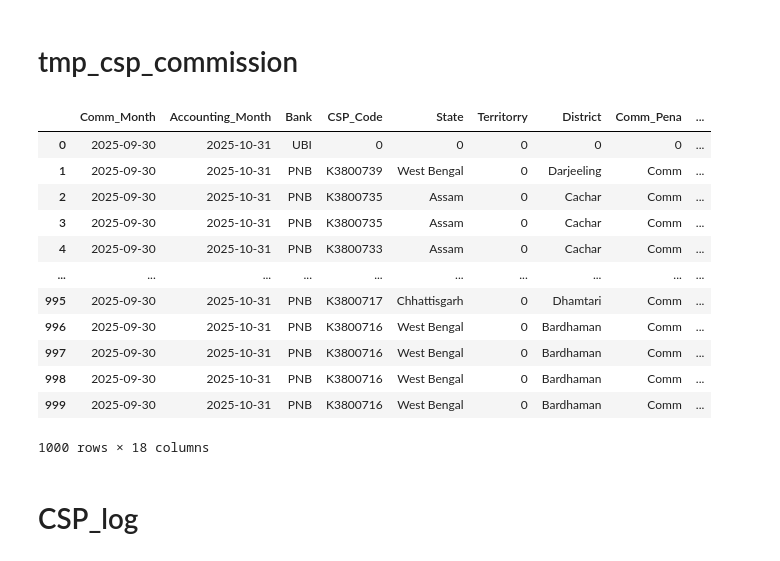
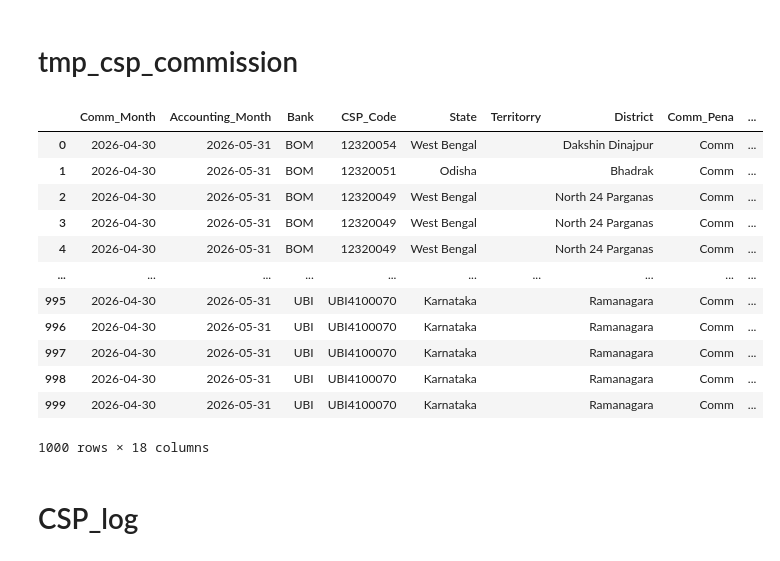
Before and after one commit to Omhanda/Local_Pipelines, a Jupyter notebook: ETL_Pipeline_for_google_doc.ipynb, the cells around one changed output. Cells and saved outputs as stored; diff of their text form; code cells hidden in the pictures.

```diff
--- a/ETL_Pipeline_for_google_doc.ipynb
+++ b/ETL_Pipeline_for_google_doc.ipynb
@@ -262,6 +502,7 @@ csp_df['MR Date'] = pd.to_datetime(csp_df['MR Date'])
 # csp_df['Licence Fee Amount'] = csp_df['Licence Fee Amount'].astype('float')
 csp_df['Received Amount'] = csp_df['Received Amount'].astype('float')
 csp_df['Vatika ID'] = csp_df['Vatika ID'].astype('int')
+csp_df['Licence_Fee_Refund_Date'] = pd.to_datetime(csp_df['Licence_Fee_Refund_Date'], errors='coerce')
 # %%
 # [f"{i} - {csp_df[i].dtype}" for i in csp_df.columns]
 # print([f"{i} - {csp_master_df[i].dtype}" for i in csp_master_df.columns])
@@ -335,8 +598,10 @@ more_than_1
 csp_1 = csp_1[['BANK_x', 'CSPCODE', 'CSP Name', 'State_x', 'Territory_x', 'District_x',
        'BLOCK_x', 'bhk_block_code', 'Status_x', 'Branch_x', 'PINCODE_x', 'Code Creation Date',
        'Agreement Date', 'Agreement Renewal Date', 'IIBF Certificate\nNumber',
-       'Printer_x', 'MATM_x', 'PinPad_x', 'Licence Fee\n Amount', 'MR Date',
-       'MR No.', 'Received Amount', 'Vatika ID', 'Vatika Name','Key']]
+       'Printer_x', 'Licence Fee\n Amount', 'MR Date',
+       'MR No.', 'Received Amount', 'Vatika ID', 'Vatika Name','Key','Refund Amount', 'Licence_Fee_Refund_Date_x',
+       'Employee\nMapped', 'Gender_x', 'Location Type', 'Tenure_x',
+       'Productive\nStatus','MATM/PINPAD', 'GPS-Dongle']]
 # %% [markdown]
 # Renaming Columns
 # %%
@@ -362,17 +627,27 @@ csp_1 = csp_1.rename(columns={
     'Received Amount': 'Received_Amount',
     'Vatika ID': 'Vatika_ID',
     'Vatika Name': 'Vatika_Name',
-    'Status_x': 'Status'
+    'Status_x': 'Status',
+    'Refund Amount': 'Refund_Amount',
+    'Licence_Fee_Refund_Date_x': 'Licence_Fee_Refund_Date',
+    'Employee\nMapped': 'Employee_Mapped',
+    'Gender_x': 'Gender',
+    'Location Type': 'Location_Type',
+    'Tenure_x': 'Tenure',
+    'Productive\nStatus': 'Productive_Status',
+    'MATM/PINPAD': 'MATM_PINPAD',
+    'GPS-Dongle': 'GPS_Dongle'
     # Any extra columns (Refund Amount, Employee Mapped etc.) will remain
 })
 # %%
 csp_1['bhk_block_code'] = csp_1['bhk_block_code'].fillna(0)
 csp_1['bhk_block_code'] = csp_1['bhk_block_code'].astype(int)
-csp_1['Code_Creation_Date'].fillna('2000-01-01', inplace=True)
-csp_1['Agreement_Date'].fillna('2000-01-01', inplace=True)
-csp_1['Agreement_Renewal_Date'].fillna('2000-01-01', inplace=True)
-csp_1['MR_Date'].fillna('2000-01-01', inplace=True)
+csp_1['Code_Creation_Date'].fillna('1999-01-01', inplace=True)
+csp_1['Agreement_Date'].fillna('1999-01-01', inplace=True)
+csp_1['Agreement_Renewal_Date'].fillna('1999-01-01', inplace=True)
+csp_1['MR_Date'].fillna('1999-01-01', inplace=True)
 csp_1['Key'].fillna('', inplace=True)
+csp_1['Licence_Fee_Refund_Date'].fillna('1999-01-01', inplace=True)
 # %% [output]
 The behavior will change in pandas 3.0. This inplace method will never work because the intermediate object on which we are setting values always behaves as a copy.
 
@@ -805,27 +1084,27 @@ comm_sheet_df
 # %% [markdown]
 # tmp_csp_commission
 # %%
-warehouse_cursor.execute("SELECT TOP(1000) * FROM WAVE..tmp_csp_commission ORDER BY id DESC")
+prod_cursor.execute("SELECT TOP(1000) * FROM WAVE..tmp_csp_commission ORDER BY id DESC")
 
-rows_tuple = [tuple(i) for i in warehouse_cursor.fetchall()]
+rows_tuple = [tuple(i) for i in prod_cursor.fetchall()]
 
-column = [column[0] for column in warehouse_cursor.description]
+column = [column[0] for column in prod_cursor.description]
 
 tmp_csp_commission_df = pd.DataFrame(rows_tuple, columns=column)
 tmp_csp_commission_df
 # %% [output]
 |  | Comm_Month | Accounting_Month | Bank | CSP_Code | State | Territorry | District | Comm_Pena | ... |
-| 0 | 2025-09-30 | 2025-10-31 | UBI | 0 | 0 | 0 | 0 | 0 | ... |
-| 1 | 2025-09-30 | 2025-10-31 | PNB | K3800739 | West Bengal | 0 | Darjeeling | Comm | ... |
-| 2 | 2025-09-30 | 2025-10-31 | PNB | K3800735 | Assam | 0 | Cachar | Comm | ... |
-| 3 | 2025-09-30 | 2025-10-31 | PNB | K3800735 | Assam | 0 | Cachar | Comm | ... |
-| 4 | 2025-09-30 | 2025-10-31 | PNB | K3800733 | Assam | 0 | Cachar | Comm | ... |
+| 0 | 2026-04-30 | 2026-05-31 | BOM | 12320054 | West Bengal |  | Dakshin Dinajpur | Comm | ... |
+| 1 | 2026-04-30 | 2026-05-31 | BOM | 12320051 | Odisha |  | Bhadrak | Comm | ... |
+| 2 | 2026-04-30 | 2026-05-31 | BOM | 12320049 | West Bengal |  | North 24 Parganas | Comm | ... |
+| 3 | 2026-04-30 | 2026-05-31 | BOM | 12320049 | West Bengal |  | North 24 Parganas | Comm | ... |
+| 4 | 2026-04-30 | 2026-05-31 | BOM | 12320049 | West Bengal |  | North 24 Parganas | Comm | ... |
 | ... | ... | ... | ... | ... | ... | ... | ... | ... | ... |
-| 995 | 2025-09-30 | 2025-10-31 | PNB | K3800717 | Chhattisgarh | 0 | Dhamtari | Comm | ... |
-| 996 | 2025-09-30 | 2025-10-31 | PNB | K3800716 | West Bengal | 0 | Bardhaman | Comm | ... |
-| 997 | 2025-09-30 | 2025-10-31 | PNB | K3800716 | West Bengal | 0 | Bardhaman | Comm | ... |
-| 998 | 2025-09-30 | 2025-10-31 | PNB | K3800716 | West Bengal | 0 | Bardhaman | Comm | ... |
-| 999 | 2025-09-30 | 2025-10-31 | PNB | K3800716 | West Bengal | 0 | Bardhaman | Comm | ... |
+| 995 | 2026-04-30 | 2026-05-31 | UBI | UBI4100070 | Karnataka |  | Ramanagara | Comm | ... |
+| 996 | 2026-04-30 | 2026-05-31 | UBI | UBI4100070 | Karnataka |  | Ramanagara | Comm | ... |
+| 997 | 2026-04-30 | 2026-05-31 | UBI | UBI4100070 | Karnataka |  | Ramanagara | Comm | ... |
+| 998 | 2026-04-30 | 2026-05-31 | UBI | UBI4100070 | Karnataka |  | Ramanagara | Comm | ... |
+| 999 | 2026-04-30 | 2026-05-31 | UBI | UBI4100070 | Karnataka |  | Ramanagara | Comm | ... |
 1000 rows × 18 columns
 # %% [markdown]
 # CSP_log
```
Also changed, not shown: parts of 74 cells of this notebook, 19 other files.
